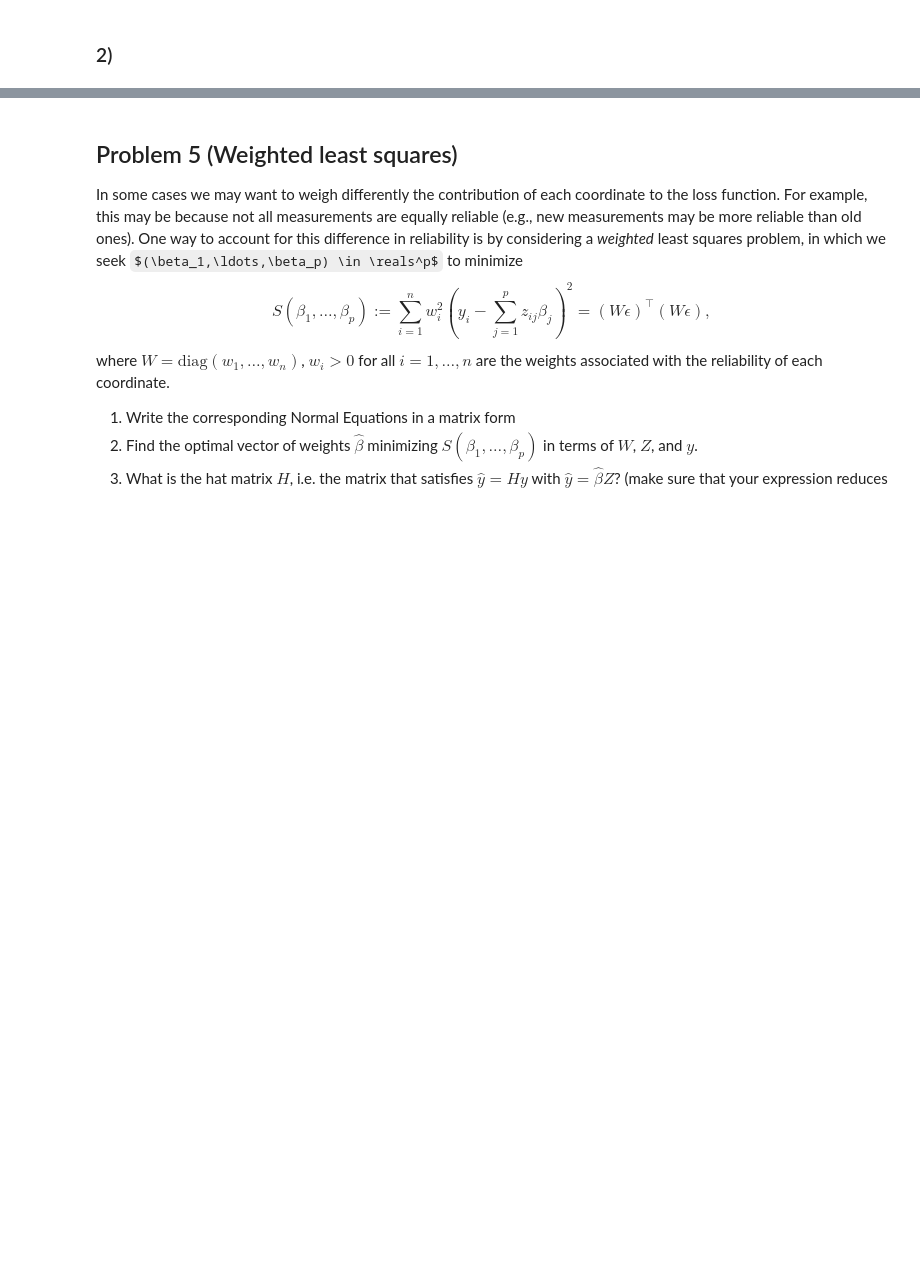
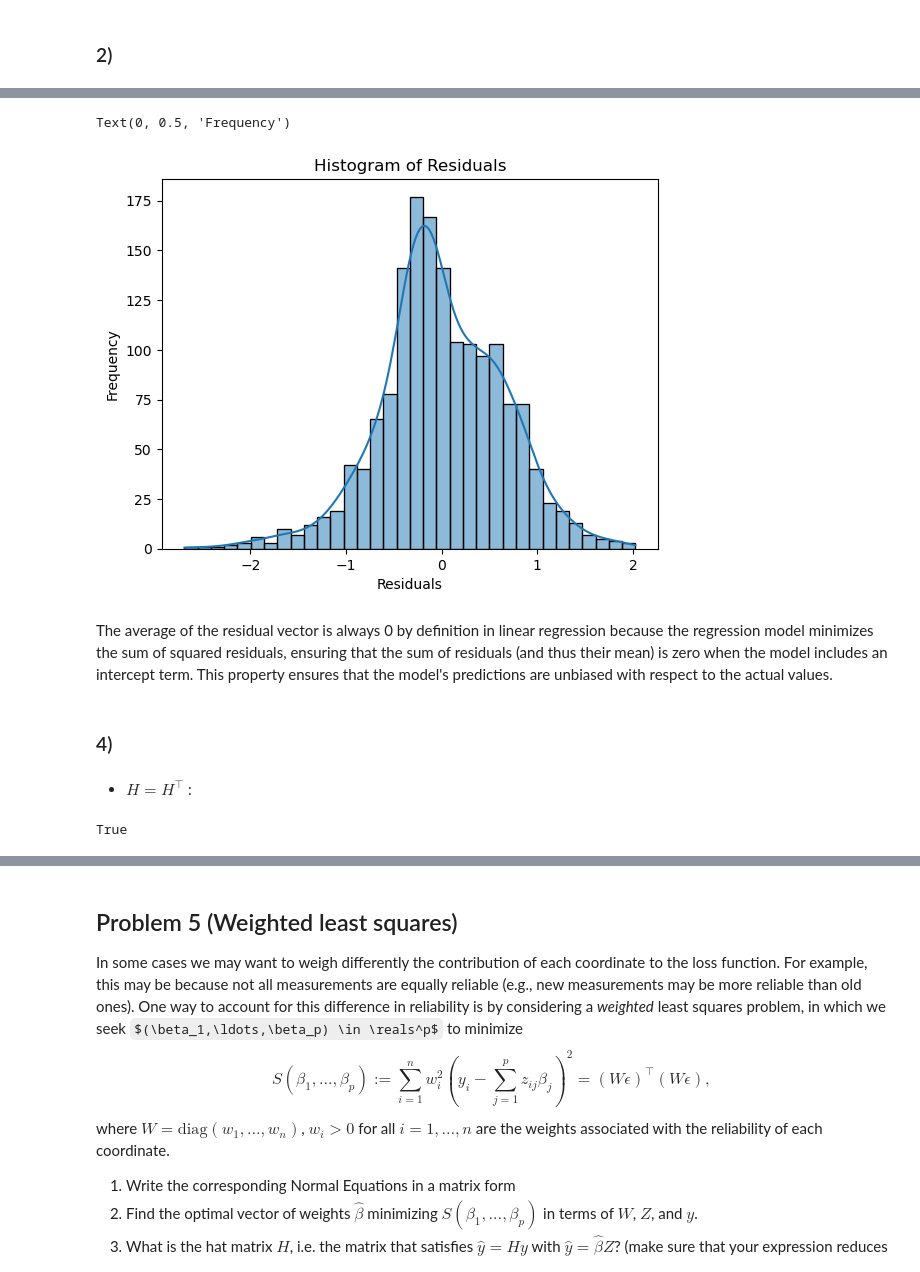
Before and after one commit to Ariel29961/Statistical-Analysis-and-Model-Based-Learning, a Jupyter notebook: Home_Assignment_1/hw1.ipynb, the cells around one changed output, grey strips where cells are left out. Saved outputs shown, nothing was run; the diff lists cells and outputs as text; code cells hidden in the pictures; some formulas as TeX source; blank space fills up the shorter version.

```diff
--- a/Home_Assignment_1/hw1.ipynb
+++ b/Home_Assignment_1/hw1.ipynb
@@ -236,0 +264,17 @@ coefficients
+# %%
+residuals = y - y_pred
+# %%
+sns.histplot(x= residuals, kde = True)
+plt.title("Histogram of Residuals")
+plt.xlabel("Residuals")
+plt.ylabel("Frequency")
+# %% [output]
+Text(0, 0.5, 'Frequency')
+[figure, added]
+# %% [markdown]
+
+The average of the residual vector is always 0 by definition in linear regression because the regression model minimizes the sum of squared residuals, ensuring that the sum of residuals (and thus their mean) is zero when the model includes an intercept term. This property ensures that the model's predictions are unbiased with respect to the actual values.
+# %% [markdown]
+### 4)
+# %% [markdown]
+ - $H = H^\top$ :
@@ -236,0 +307,9 @@ coefficients
+# %%
+H = np.array([
+    [1, 2, 3],
+    [2, 4, 5],
+    [3, 5, 6]])
+
+is_symmetric(H)
+# %% [output]
+True
```
Also changed, not shown: parts of 27 cells of this notebook, 1 other file.
